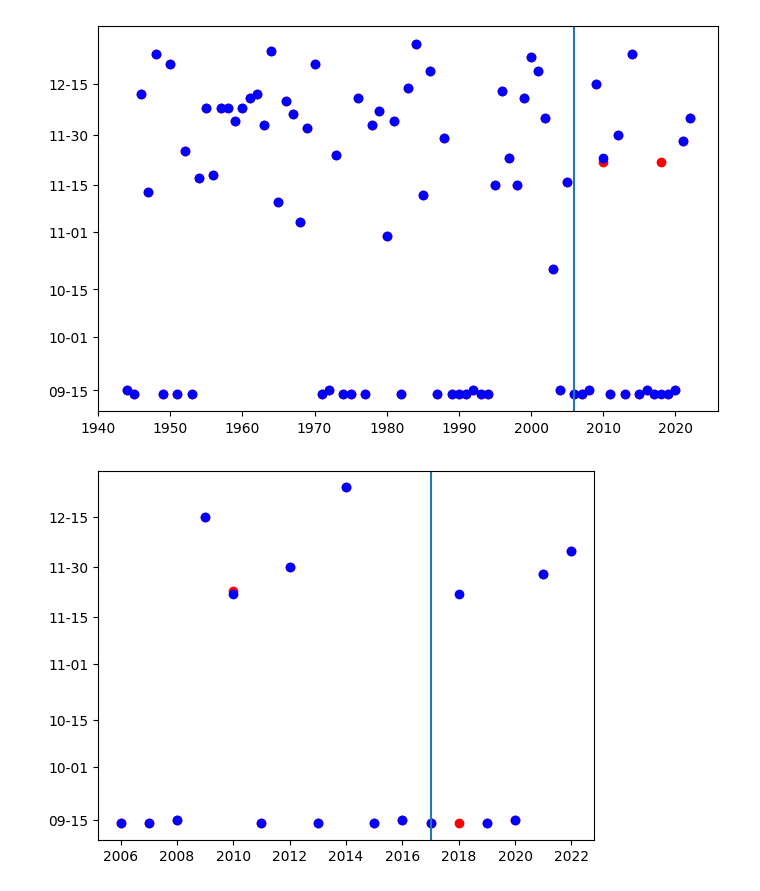
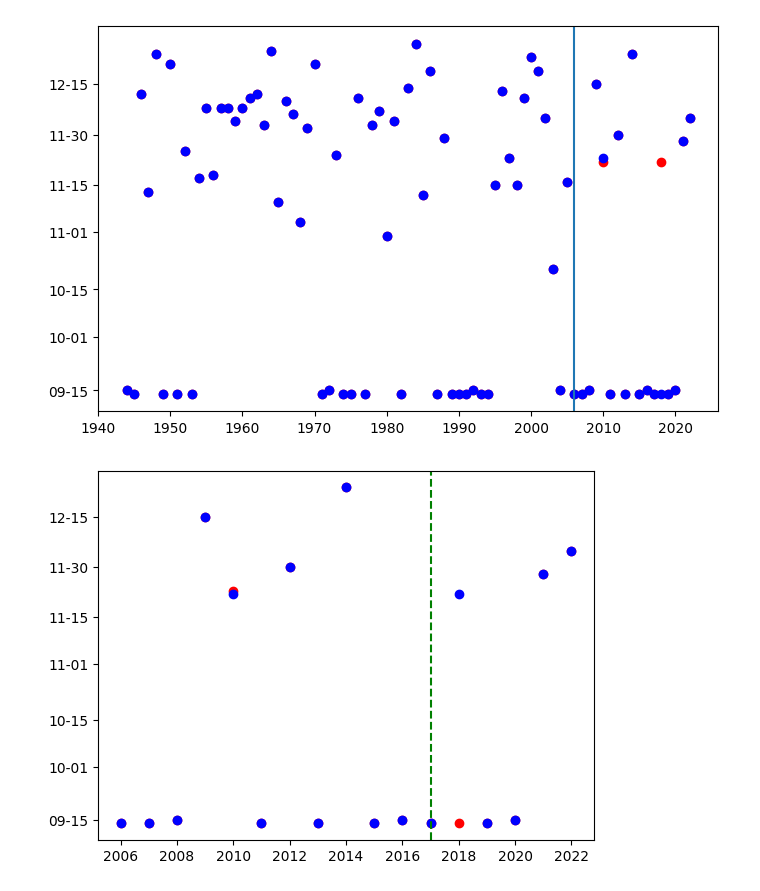
Before and after one commit to msteele919/projectwork, a Jupyter notebook: EDA/plot_adjusted_nonadjusted_temp_winter.ipynb, the cells around one changed output. Drawn from its saved outputs; the diff is of its cells as text; code cells hidden in the pictures.

```diff
--- a/EDA/plot_adjusted_nonadjusted_temp_winter.ipynb
+++ b/EDA/plot_adjusted_nonadjusted_temp_winter.ipynb
@@ -243,12 +243,12 @@ plt.show()
 # %%
 plt.figure
 
 plt.scatter(x=df_first_winter_days_adjusted[df_first_winter_days_adjusted['Year'] > 2005]['Year'],
             y=df_first_winter_days_adjusted[df_first_winter_days_adjusted['Year'] > 2005]['day_of_year'], c='r')
 plt.scatter(x=df_first_winter_days_original[df_first_winter_days_original['Year'] > 2005]['Year'],
             y=df_first_winter_days_original[df_first_winter_days_original['Year'] > 2005]['day_of_year'], c='b')
-plt.axvline(x=2017)
+plt.axvline(x=2017, linestyle='--', c='g')
 plt.yticks(ticks=ticlist, labels=datelist)
 plt.show()
 # %% [output]
-[figure, old version]
+[figure, new version]
```
Also changed, not shown: 3 other files.
